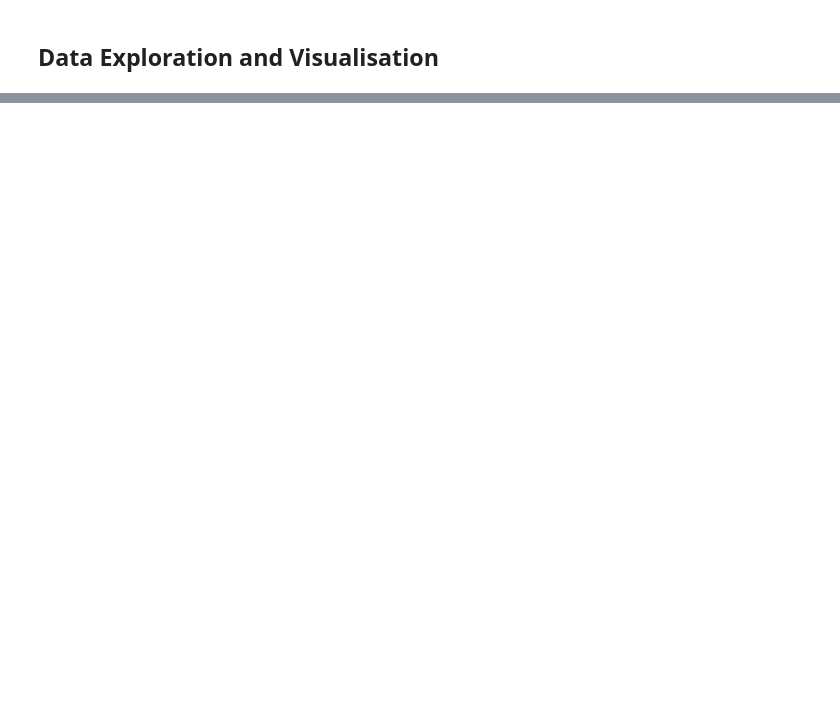
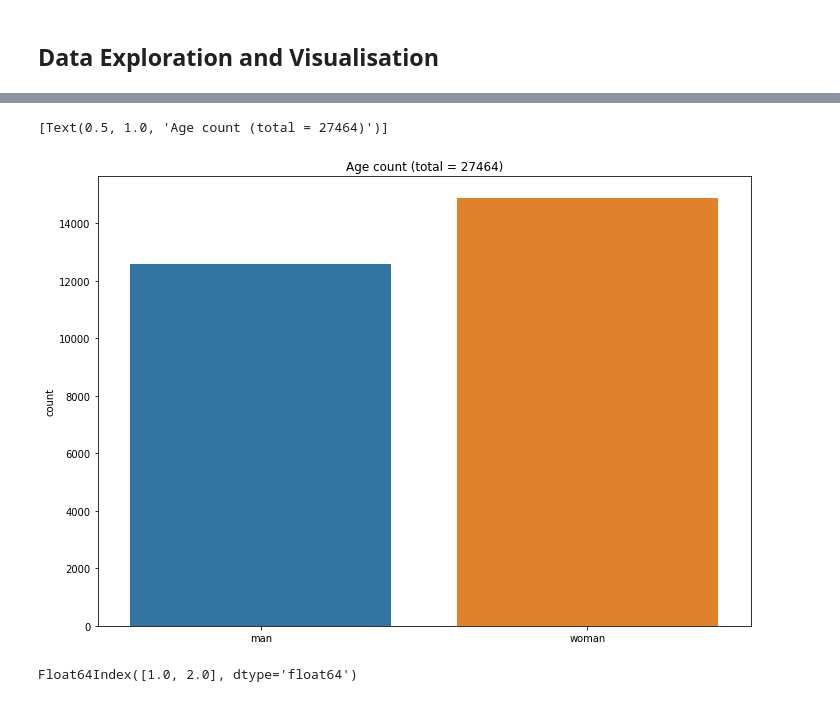
Before and after one commit to OskarKrafft/Machine-Learning-Project, a Jupyter notebook: 02_Data_Exploration_Visualisation.ipynb, the cells around one changed output, grey strips where cells are left out. Drawn from its saved outputs; the diff is of its cells as text; code cells hidden in the pictures; blank space fills up the shorter version.

```diff
--- a/02_Data_Exploration_Visualisation.ipynb
+++ b/02_Data_Exploration_Visualisation.ipynb
@@ -80,2 +97,15 @@ countplot.set(title='Voting behavior count (total = 27464)')
+# %%
+# gender total
+countplot = sns.countplot(data = eppes_cleaned, x = "d10", order=[1.0, 2.0])
+countplot.set(xlabel='', ylabel='count')
+countplot.set(xticklabels=["man", "woman"])
+countplot.set(title='Age count (total = 27464)')
+# %% [output]
+[Text(0.5, 1.0, 'Age count (total = 27464)')]
+[figure, added]
+# %%
+eppes_cleaned["d10"].value_counts(ascending=True).index
+# %% [output]
+Float64Index([1.0, 2.0], dtype='float64')
 # %%
 # voting behavior and age
```
Also changed, not shown: parts of 8 cells of this notebook.
